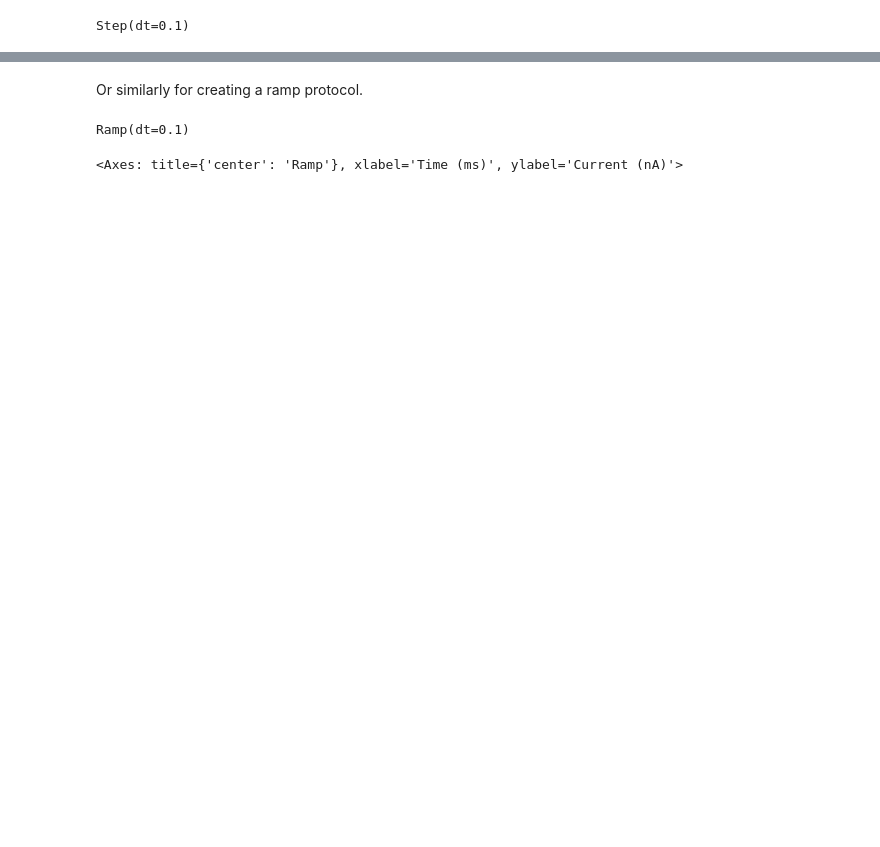
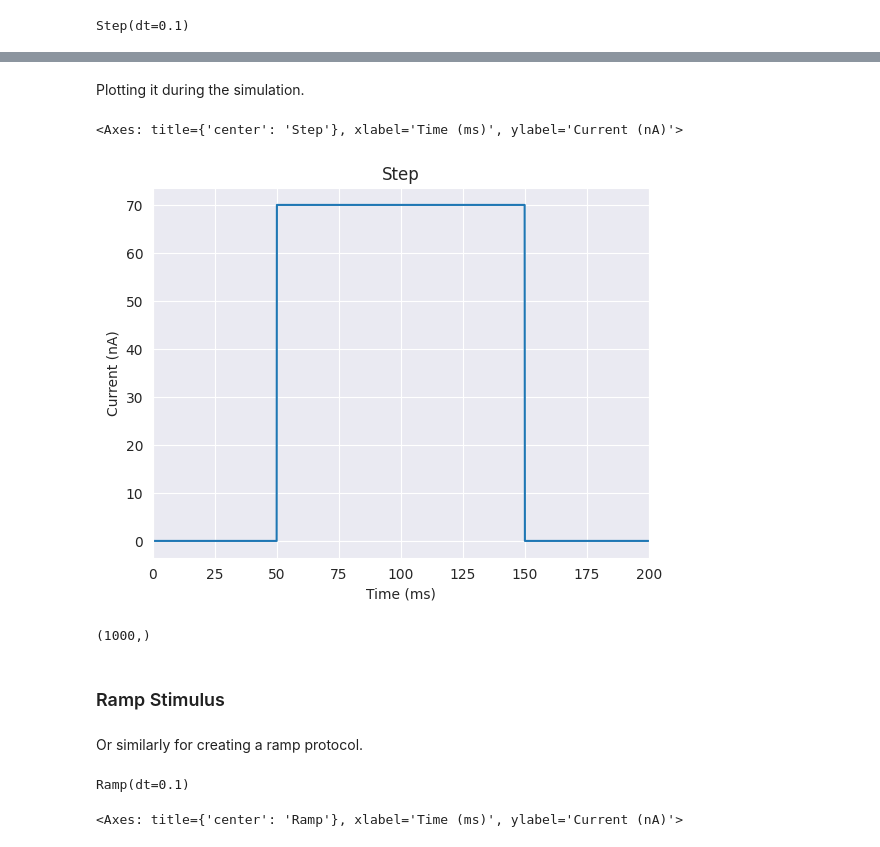
Before and after one commit to BlueBrain/BlueCelluLab, a Jupyter notebook: examples/5-stimuli/stimuli.ipynb, the cells around one changed output, grey strips where cells are left out. Saved outputs shown, nothing was run; the diff lists cells and outputs as text; code cells hidden in the pictures; blank space fills up the shorter version.

```diff
--- a/examples/5-stimuli/stimuli.ipynb
+++ b/examples/5-stimuli/stimuli.ipynb
@@ -33,3 +39,16 @@ step.plot()
+# %% [markdown]
+Plotting it during the simulation.
+# %%
+step.plot_during_simulation(200)
+# %% [output]
+<Axes: title={'center': 'Step'}, xlabel='Time (ms)', ylabel='Current (nA)'>
+[figure, added]
+# %%
+step.current.shape
+# %% [output]
+(1000,)
+# %% [markdown]
+### Ramp Stimulus
 # %% [markdown]
 Or similarly for creating a ramp protocol.
 # %%
```
Also changed, not shown: parts of 14 cells of this notebook, 2 other files.
